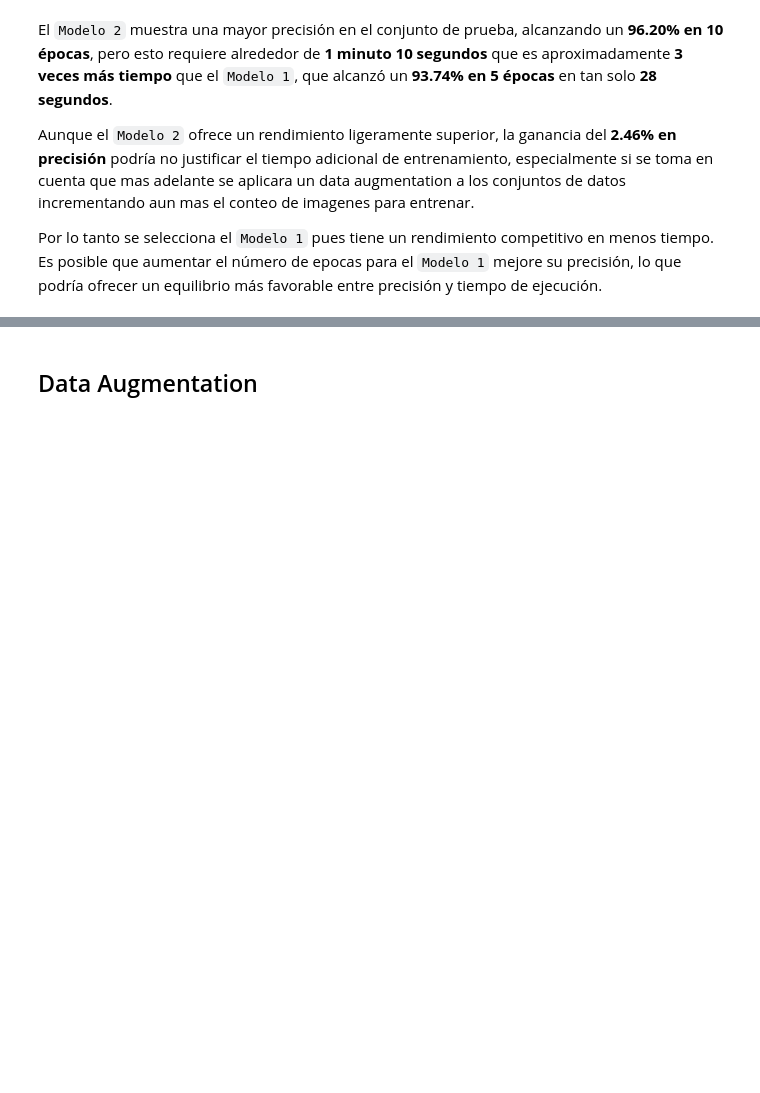
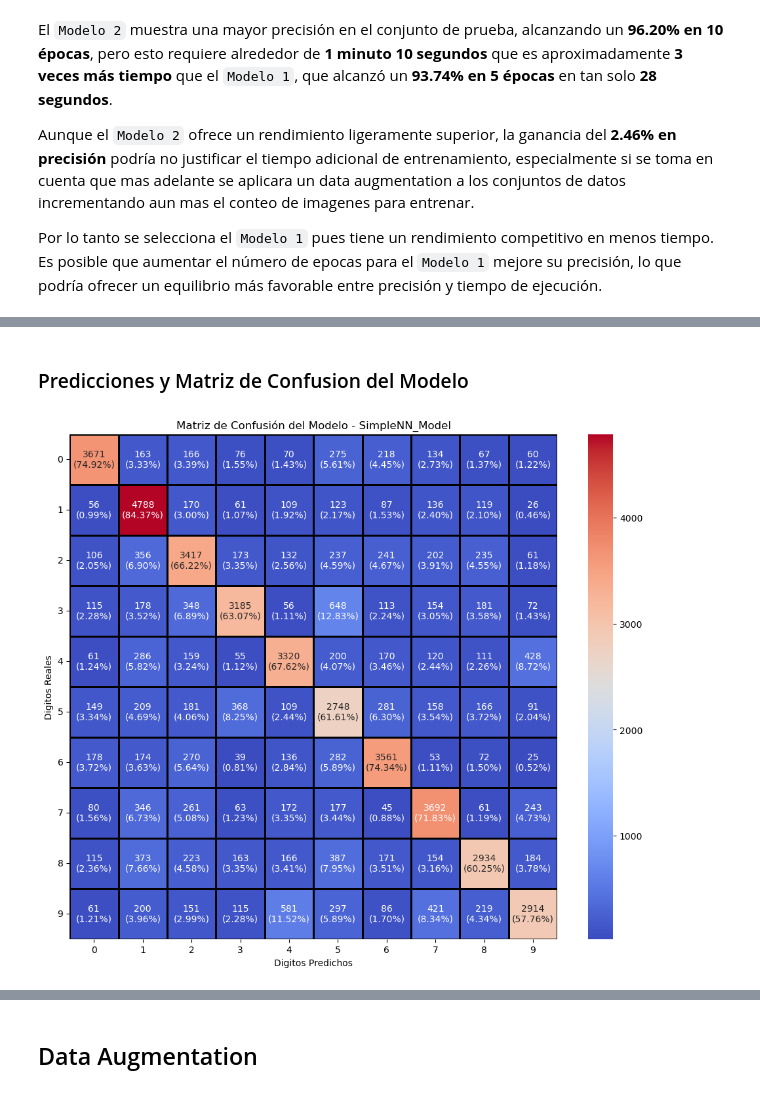
Before and after one commit to LeivaDiego/Lab4-DataScience, a Jupyter notebook: Lab4_CNN.ipynb, the cells around one changed output, grey strips where cells are left out. Cells and saved outputs as stored; diff of their text form; code cells hidden in the pictures; blank space fills up the shorter version.

```diff
--- a/Lab4_CNN.ipynb
+++ b/Lab4_CNN.ipynb
@@ -1364,0 +1466,6 @@ Por lo tanto se selecciona el `Modelo 1` pues tiene un rendimiento competitivo e
+# %% [markdown]
+### Predicciones y Matriz de Confusion del Modelo
+# %%
+plot_confusion_matrix(y_test1, test_preds_simple, epochs1, 'SimpleNN_Model')
+# %% [output]
+[figure, added]
```
Also changed, not shown: parts of 46 cells of this notebook.
